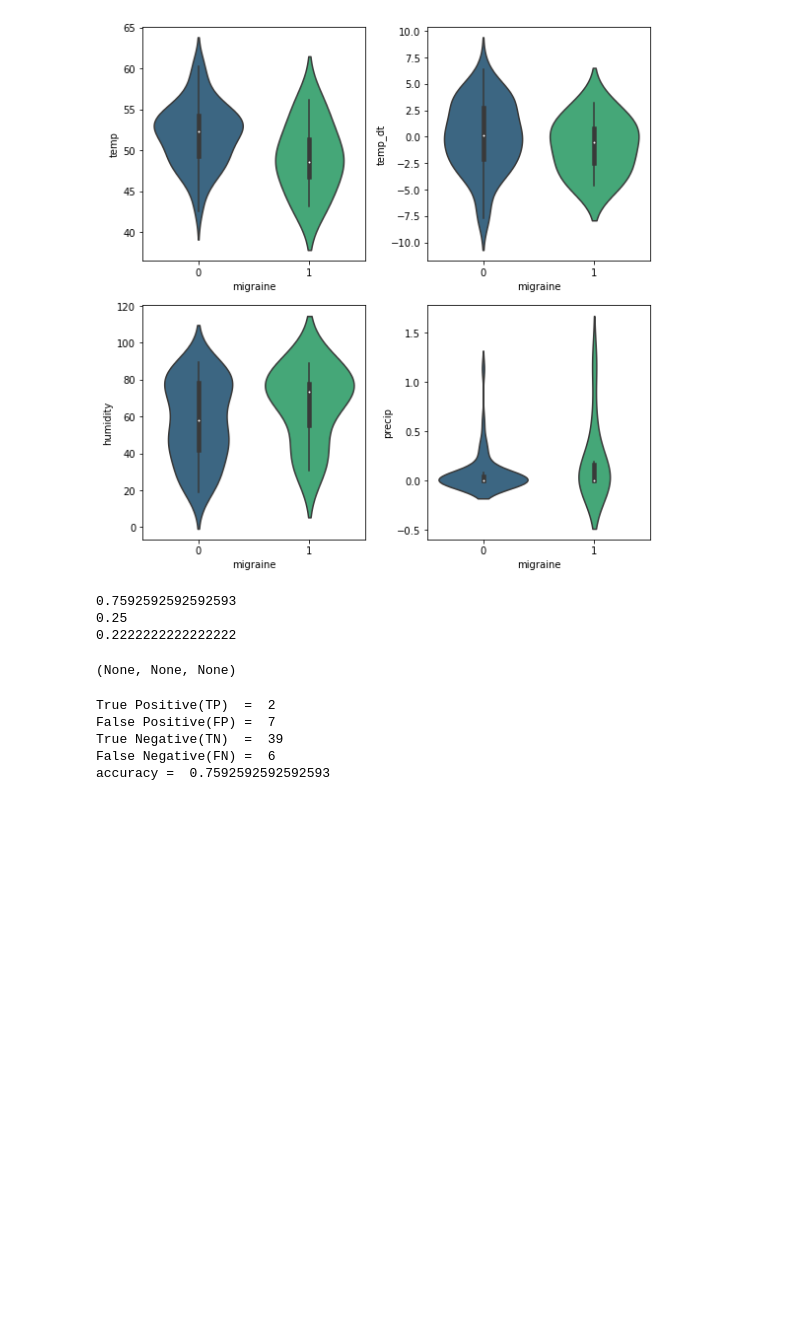
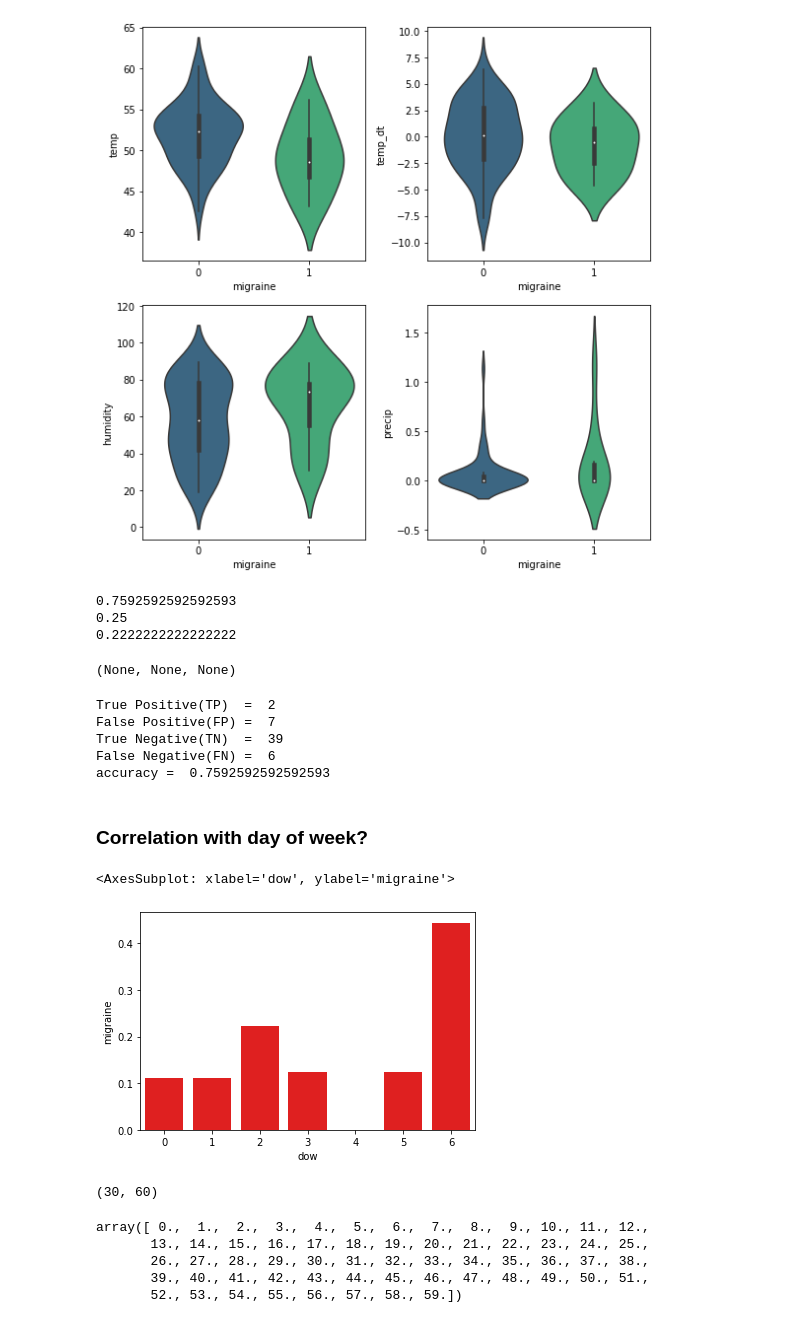
Before and after one commit to bayu-wilson/mini-projects, a Jupyter notebook: migraine_prediction/migraine.ipynb, the cells around one changed output. Saved outputs shown, nothing was run; the diff lists cells and outputs as text; code cells hidden in the pictures; blank space fills up the shorter version.

```diff
--- a/migraine_prediction/migraine.ipynb
+++ b/migraine_prediction/migraine.ipynb
@@ -141,3 +141,29 @@ accuracy =  0.7592592592592593
 # mig_mask = np.asarray(df_draft['migraine'],bool)
 # df_draft[mig_mask]['datetime']
 # df_draft[mig_mask]['datetime'].values[0]
+# %% [markdown]
+### Correlation with day of week?
+# %%
+dow_df = df_draft.groupby(df_draft["datetime"].dt.weekday).agg({"migraine":"mean"})
+dow_df = dow_df.reset_index()
+dow_df['dow'] = dow_df["datetime"]
+dow_df.drop(columns="datetime")
+# dow_df['migraine'].plot()
+#
+sns.barplot(x="dow",y='migraine',data=dow_df,color='r') #6 means sunday, 0 means monday
+# I get the most migraines on Sunday's
+# %% [output]
+<AxesSubplot: xlabel='dow', ylabel='migraine'>
+[figure, added]
+# %%
+from scipy.fft import fft, fftfreq
+x,y = df_draft[["datetime","temp"]].values.T
+# Number of sample points
+N = len(x)
+# sample spacing
+T = 1 #day
+yf = fft(y)
+xf = fftfreq(N,T)[:N//2]
+len(xf),len(yf)
+# %% [output]
+(30, 60)
@@ -143,0 +181,8 @@ accuracy =  0.7592592592592593
+# %%
+np.asarray((df_draft["datetime"]-df_draft["datetime"][0]),float)/1e9/60/24/60
+# %% [output]
+array([ 0.,  1.,  2.,  3.,  4.,  5.,  6.,  7.,  8.,  9., 10., 11., 12.,
+       13., 14., 15., 16., 17., 18., 19., 20., 21., 22., 23., 24., 25.,
+       26., 27., 28., 29., 30., 31., 32., 33., 34., 35., 36., 37., 38.,
+       39., 40., 41., 42., 43., 44., 45., 46., 47., 48., 49., 50., 51.,
+       52., 53., 54., 55., 56., 57., 58., 59.])
```
Also changed, not shown: parts of 3 cells of this notebook.
